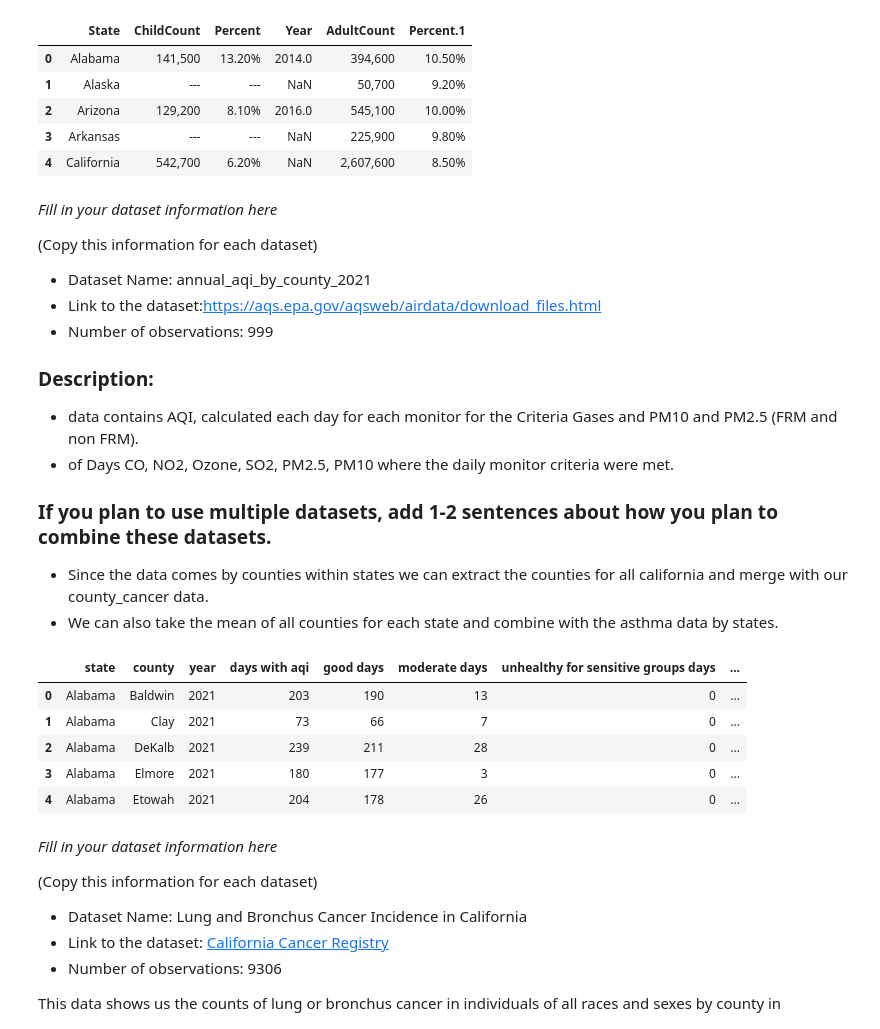
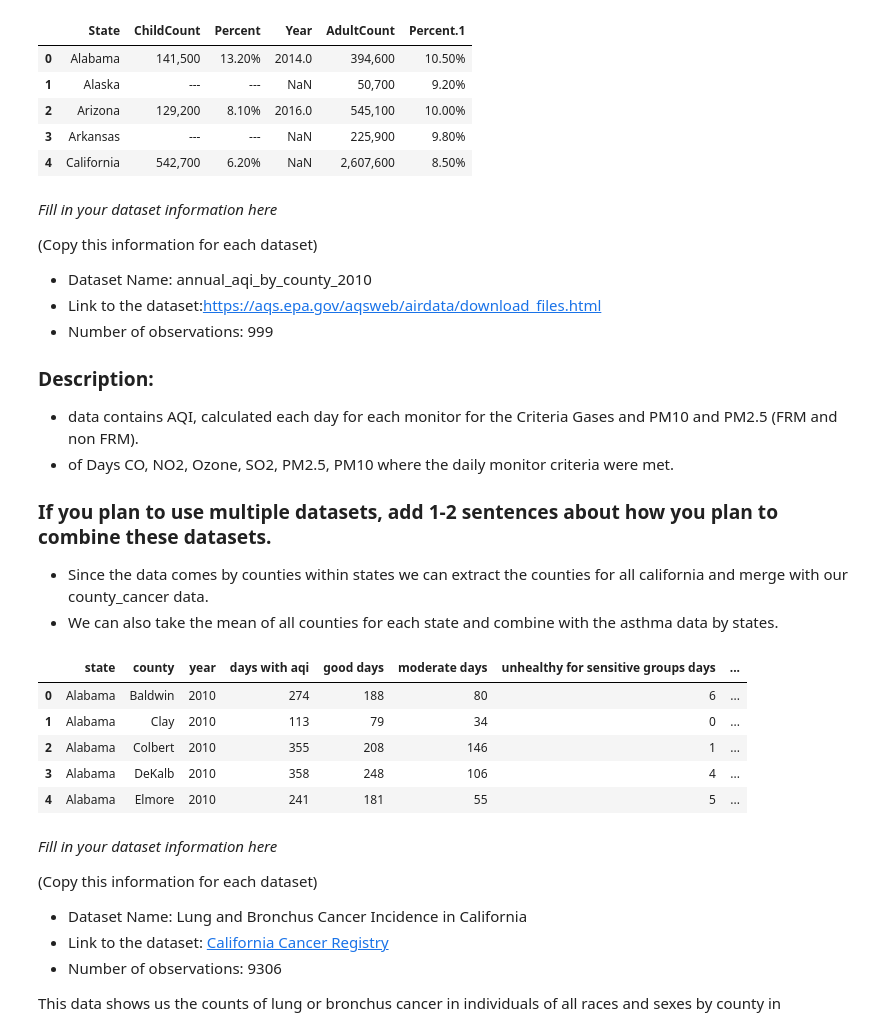
Before and after one commit to tintrungp/COGS108_Repo, a Jupyter notebook: DataCheckpointGroup017Sp22.ipynb, the cells around one changed output. Drawn from its saved outputs; the diff is of its cells as text; code cells hidden in the pictures.

```diff
--- a/DataCheckpointGroup017Sp22.ipynb
+++ b/DataCheckpointGroup017Sp22.ipynb
@@ -50,7 +50,7 @@ df.head()
 *Fill in your dataset information here*
 
 (Copy this information for each dataset)
-- Dataset Name: annual_aqi_by_county_2021
+- Dataset Name: annual_aqi_by_county_2010
 - Link to the dataset:https://aqs.epa.gov/aqsweb/airdata/download_files.html
 - Number of observations: 999
 
@@ -63,17 +63,17 @@ df.head()
 - Since the data comes by counties within states we can extract the counties for all california and merge with our county_cancer data.
 - We can also take the mean of all counties for each state and combine with the asthma data by states.
 # %%
-aqi = pd.read_csv('data/AQI.csv')
+aqi = pd.read_csv('data/annual_aqi_by_county_2010.csv')
 #aqi.columns = aqi.columns.str.replace(' ', '')
 aqi.columns = aqi.columns.str.lower()
 aqi.head()
 # %% [output]
 |  | state | county | year | days with aqi | good days | moderate days | unhealthy for sensitive groups days | ... |
-| 0 | Alabama | Baldwin | 2021 | 203 | 190 | 13 | 0 | ... |
-| 1 | Alabama | Clay | 2021 | 73 | 66 | 7 | 0 | ... |
-| 2 | Alabama | DeKalb | 2021 | 239 | 211 | 28 | 0 | ... |
-| 3 | Alabama | Elmore | 2021 | 180 | 177 | 3 | 0 | ... |
-| 4 | Alabama | Etowah | 2021 | 204 | 178 | 26 | 0 | ... |
+| 0 | Alabama | Baldwin | 2010 | 274 | 188 | 80 | 6 | ... |
+| 1 | Alabama | Clay | 2010 | 113 | 79 | 34 | 0 | ... |
+| 2 | Alabama | Colbert | 2010 | 355 | 208 | 146 | 1 | ... |
+| 3 | Alabama | DeKalb | 2010 | 358 | 248 | 106 | 4 | ... |
+| 4 | Alabama | Elmore | 2010 | 241 | 181 | 55 | 5 | ... |
 # %% [markdown]
 *Fill in your dataset information here*
 
```
Also changed, not shown: parts of 6 cells of this notebook, 1 other file.
